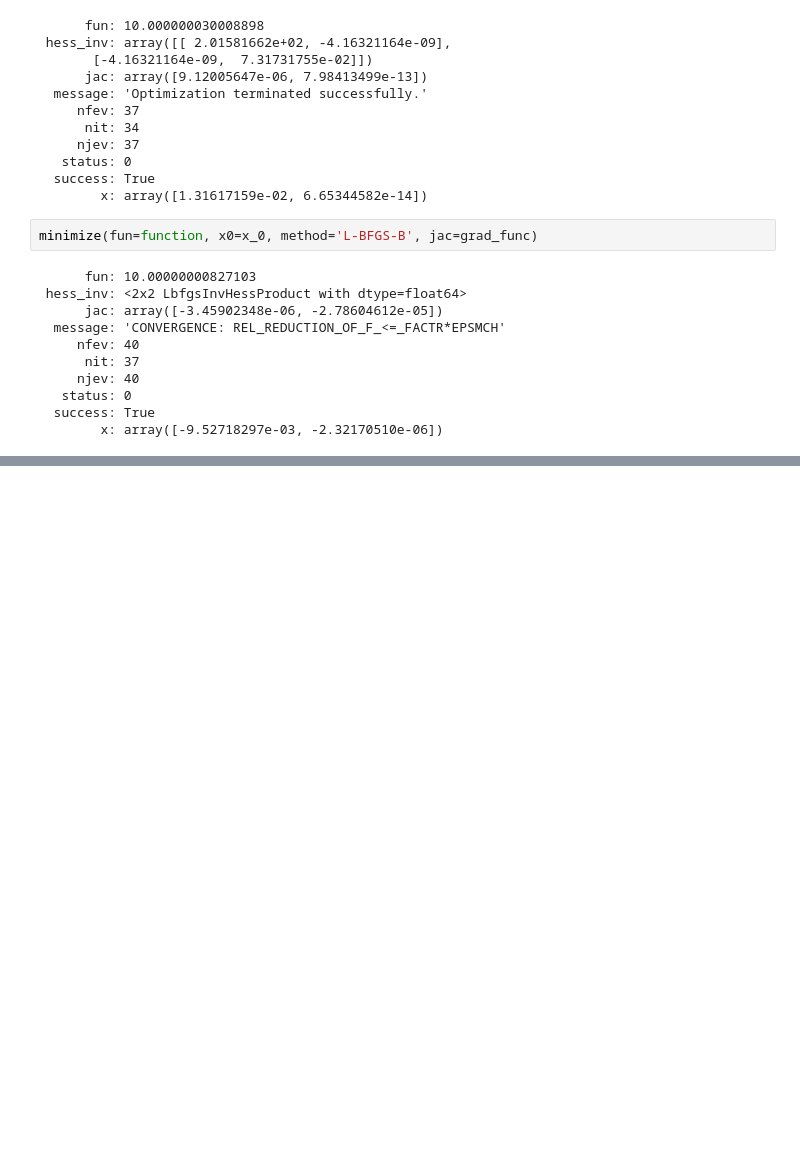
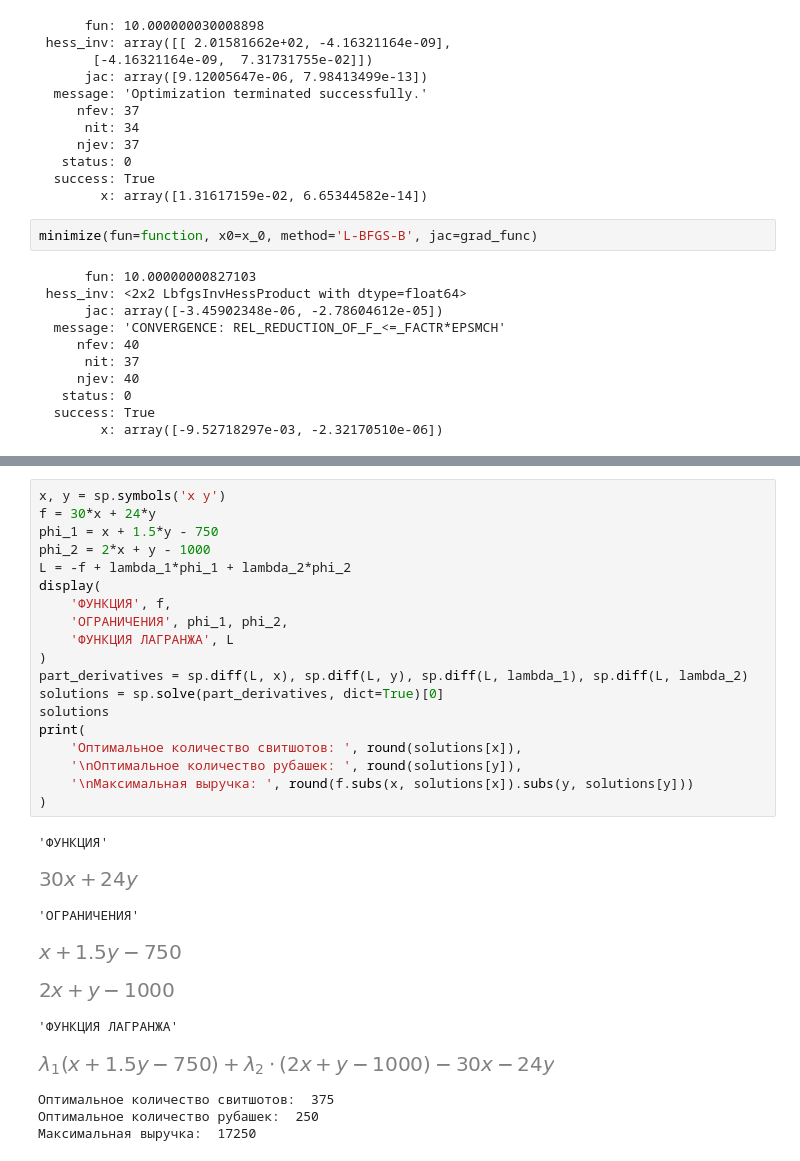
Before and after one commit to ScReameer/DS-learning, a Jupyter notebook: Math/Block-5/Module-6. Mathematical analysis III/Practice.ipynb, the cells around one changed output, grey strips where cells are left out. Cells and saved outputs as stored; diff of their text form; blank space fills up the shorter version.

```diff
--- a/Math/Block-5/Module-6. Mathematical analysis III/Practice.ipynb
+++ b/Math/Block-5/Module-6. Mathematical analysis III/Practice.ipynb
@@ -338,0 +447,30 @@ minimize(fun=function, x0=x_0, method='L-BFGS-B', jac=grad_func)
+# %%
+x, y = sp.symbols('x y')
+f = 30*x + 24*y
+phi_1 = x + 1.5*y - 750
+phi_2 = 2*x + y - 1000
+L = -f + lambda_1*phi_1 + lambda_2*phi_2
+display(
+    'ФУНКЦИЯ', f,
+    'ОГРАНИЧЕНИЯ', phi_1, phi_2,
+    'ФУНКЦИЯ ЛАГРАНЖА', L
+)
+part_derivatives = sp.diff(L, x), sp.diff(L, y), sp.diff(L, lambda_1), sp.diff(L, lambda_2)
+solutions = sp.solve(part_derivatives, dict=True)[0]
+solutions
+print(
+    'Оптимальное количество свитшотов: ', round(solutions[x]),
+    '\nОптимальное количество рубашек: ', round(solutions[y]),
+    '\nМаксимальная выручка: ', round(f.subs(x, solutions[x]).subs(y, solutions[y]))
+)
+# %% [output]
+'ФУНКЦИЯ'
+[figure, added]
+'ОГРАНИЧЕНИЯ'
+[figure, added]
+[figure, added]
+'ФУНКЦИЯ ЛАГРАНЖА'
+[figure, added]
+Оптимальное количество свитшотов:  375
+Оптимальное количество рубашек:  250
+Максимальная выручка:  17250
```
Also changed, not shown: parts of 8 cells of this notebook, 1 other file.
